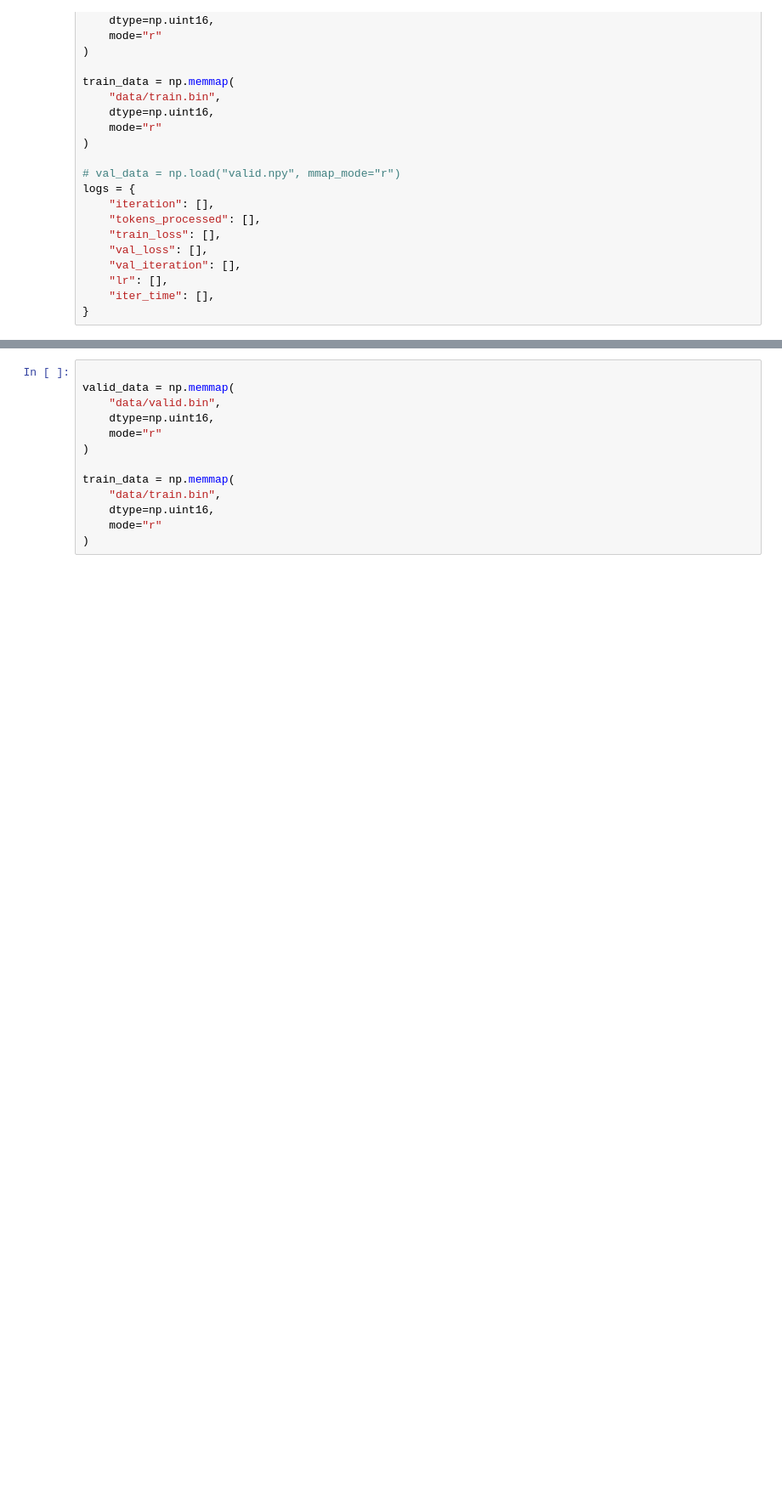
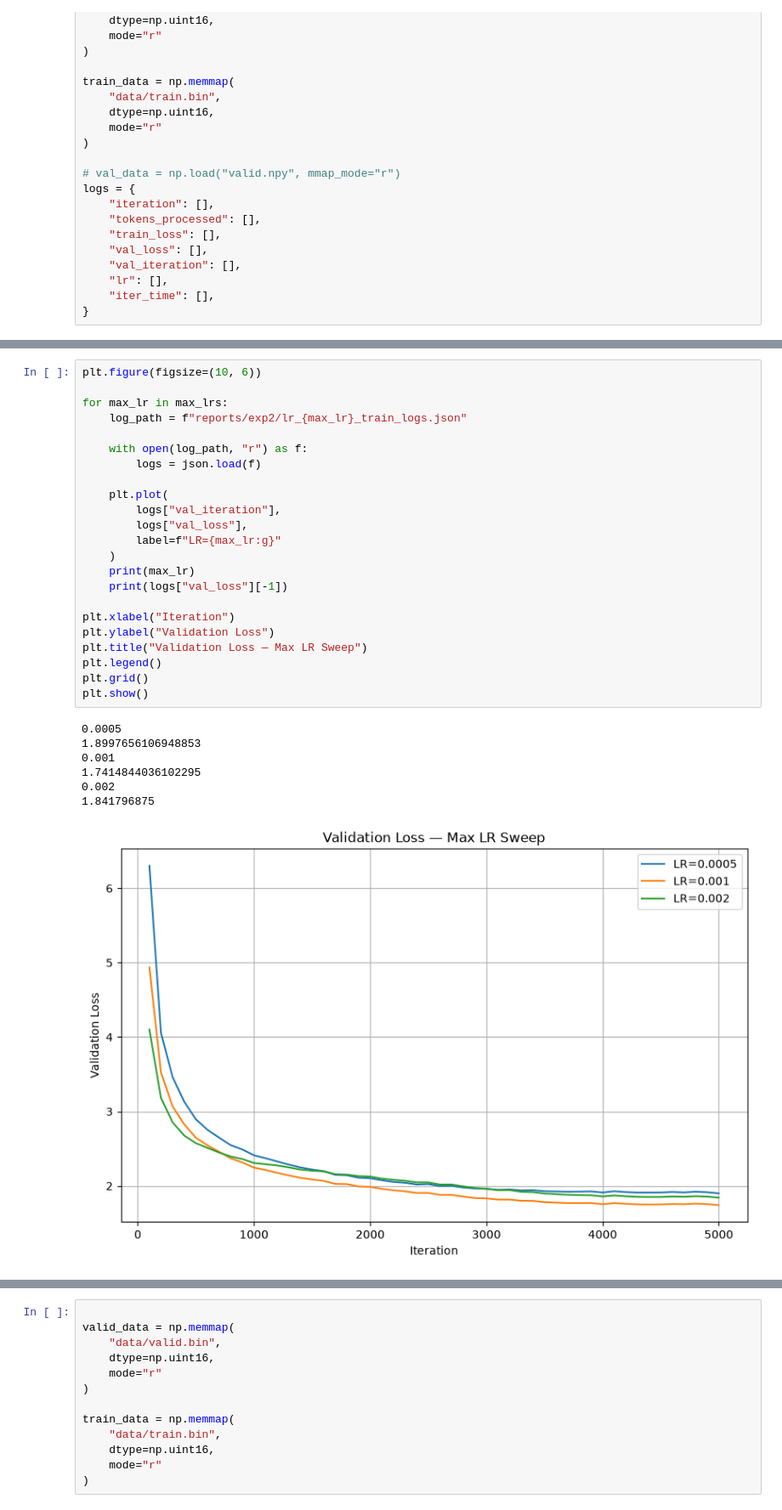
Before and after one commit to 17SingerAbel/cs336a1, a Jupyter notebook: train.ipynb, the cells around one changed output, grey strips where cells are left out. Shown at 85% size. Saved outputs shown, nothing was run; the diff lists cells and outputs as text; blank space fills up the shorter version.

```diff
--- a/train.ipynb
+++ b/train.ipynb
@@ -284,0 +366,31 @@ with open("exp1_logs.json") as f:
+# %%
+plt.figure(figsize=(10, 6))
+
+for max_lr in max_lrs:
+    log_path = f"reports/exp2/lr_{max_lr}_train_logs.json"
+
+    with open(log_path, "r") as f:
+        logs = json.load(f)
+
+    plt.plot(
+        logs["val_iteration"],
+        logs["val_loss"],
+        label=f"LR={max_lr:g}"
+    )
+    print(max_lr)
+    print(logs["val_loss"][-1])
+
+plt.xlabel("Iteration")
+plt.ylabel("Validation Loss")
+plt.title("Validation Loss — Max LR Sweep")
+plt.legend()
+plt.grid()
+plt.show()
+# %% [output]
+0.0005
+1.8997656106948853
+0.001
+1.7414844036102295
+0.002
+1.841796875
+[figure, added]
```
Also changed, not shown: parts of 20 cells of this notebook, 17 other files.
